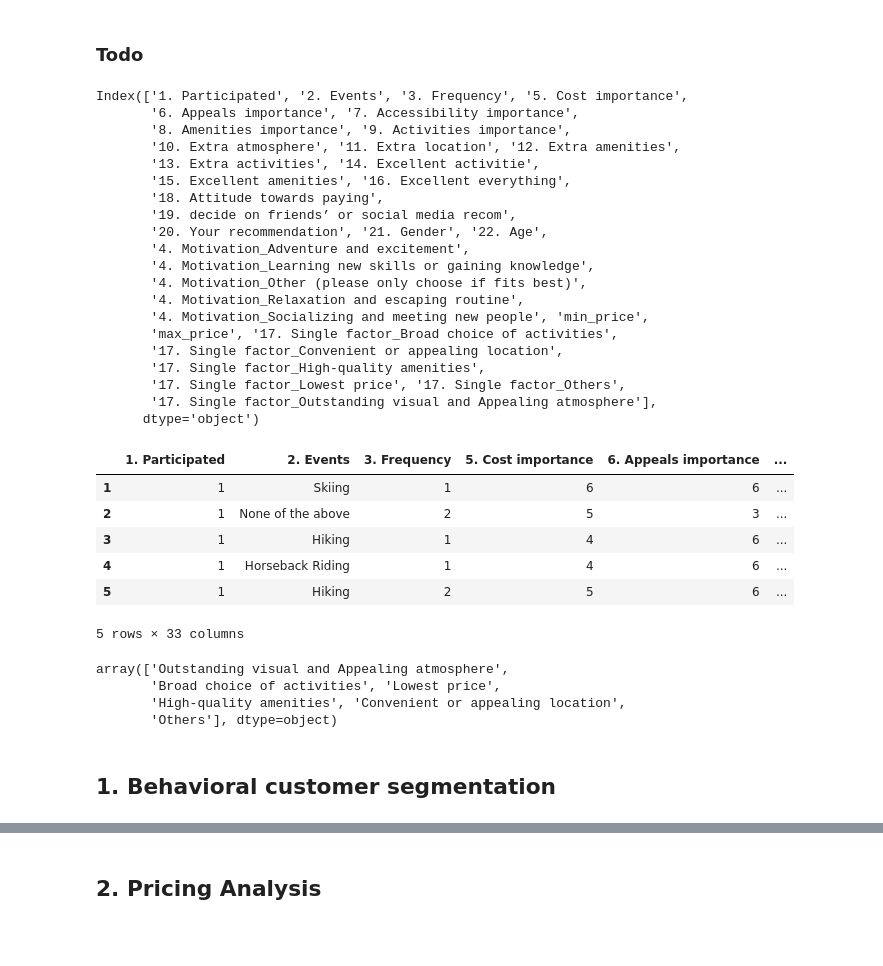
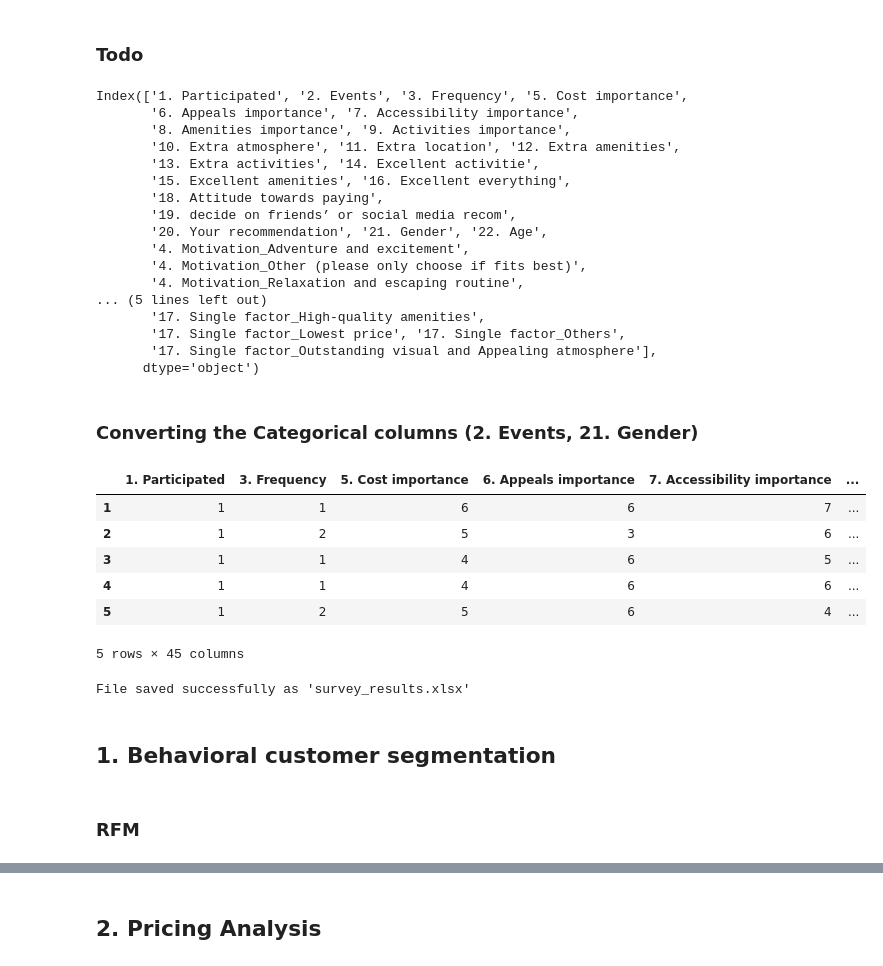
Before and after one commit to hmente/marketing-analytics-gp, a Jupyter notebook: main.ipynb, the cells around one changed output, grey strips where cells are left out. Drawn from its saved outputs; the diff is of its cells as text; code cells hidden in the pictures; blank space fills up the shorter version.

Commit message:
New Data Preprocess, RFM for Behavioral Segmentation

```diff
--- a/main.ipynb
+++ b/main.ipynb
@@ -178,7 +208,7 @@ def map_frequency(value):
 survey_data_cleaned['3. Frequency'] = survey_data_cleaned['3. Frequency'].apply(map_frequency)
 
 #Q4 ----------------------
-survey_data_cleaned = pd.get_dummies(survey_data_cleaned, columns=['4. Motivation'])
+survey_data_cleaned = pd.get_dummies(survey_data_cleaned, columns=['4. Motivation'], dtype='int')
 
 #Q10-19 ---------------------
 # Step 1: Identify columns matching the pattern `number.€price`
@@ -190,6 +220,8 @@ def is_price_column(col_name):
 
 # Filter the columns that are price-related
 price_columns = [col for col in survey_data_cleaned.columns if is_price_column(col)]
+price_columns
+
 # Step 2: Extract the numeric price from column names
 price_mapping = {col: float(col.split('.')[1].strip('€')) for col in price_columns}
 
@@ -204,13 +236,17 @@ def get_min_max_prices(row):
     ]
     if yes_prices:
         return pd.Series([min(yes_prices), max(yes_prices)])
-    return pd.Series([None, None])
+    return pd.Series([0, 0])
 # Step 4: Apply the function to the DataFrame
-survey_data_cleaned[['min_price', 'max_price']] = survey_data_cleaned.apply(get_min_max_prices, axis=1)
+
+survey_data_cleaned[['min_total_price', 'max_total_price']] = survey_data_cleaned.apply(get_min_max_prices, axis=1)
+survey_data_cleaned[['min_surfing_price', 'max_surfing_price']] = survey_data_cleaned.iloc[:,8:13].apply(get_min_max_prices, axis=1)
+survey_data_cleaned[['min_horse_price', 'max_horse_price']] = survey_data_cleaned.iloc[:,13:18].apply(get_min_max_prices, axis=1)
+
 survey_data_cleaned.drop(columns=[75.0, 100.0, 125.0, 150.0, 175.0, 20.0, 30.0, 40.0, 50.0, 60.0], inplace=True)
 
 #Q17 ----------------------
-survey_data_cleaned = pd.get_dummies(survey_data_cleaned, columns=['17. Single factor'])
+survey_data_cleaned = pd.get_dummies(survey_data_cleaned, columns=['17. Single factor'], dtype='int')
 
 #Q18 ---------------------
 def map_frequency_q18(value):
@@ -241,46 +277,47 @@ Index(['1. Participated', '2. Events', '3. Frequency', '5. Cost importance',
        '19. decide on friends’ or social media recom',
        '20. Your recommendation', '21. Gender', '22. Age',
        '4. Motivation_Adventure and excitement',
-       '4. Motivation_Learning new skills or gaining knowledge',
        '4. Motivation_Other (please only choose if fits best)',
        '4. Motivation_Relaxation and escaping routine',
-       '4. Motivation_Socializing and meeting new people', 'min_price',
-       'max_price', '17. Single factor_Broad choice of activities',
-       '17. Single factor_Convenient or appealing location',
+... (5 lines left out)
        '17. Single factor_High-quality amenities',
        '17. Single factor_Lowest price', '17. Single factor_Others',
        '17. Single factor_Outstanding visual and Appealing atmosphere'],
       dtype='object')
+# %% [markdown]
+### Converting the Categorical columns (2. Events, 21. Gender)
 # %%
+survey_data_cleaned["21. Gender"] = survey_data_cleaned["21. Gender"].map({"Male": 0, "Female": 1})  # Convert Gender to 0/1
+survey_data_cleaned = pd.get_dummies(survey_data_cleaned, columns=["2. Events"], dtype='int')  # One-hot encode "Events" column
 
 #Q5 ----------------------
 #Q6 ----------------------
 #Q7 ----------------------
 #Q8 ----------------------
 #Q9 ----------------------
 
 #Q20 ---------------------
 #Q21 ---------------------
 #Q22 ---------------------
 
 # Show the updated DataFrame
 survey_data_cleaned.head()
 # %% [output]
-|  | 1. Participated | 2. Events | 3. Frequency | 5. Cost importance | 6. Appeals importance | ... |
-| 1 | 1 | Skiing | 1 | 6 | 6 | ... |
-| 2 | 1 | None of the above | 2 | 5 | 3 | ... |
-| 3 | 1 | Hiking | 1 | 4 | 6 | ... |
-| 4 | 1 | Horseback Riding | 1 | 4 | 6 | ... |
-| 5 | 1 | Hiking | 2 | 5 | 6 | ... |
+|  | 1. Participated | 3. Frequency | 5. Cost importance | 6. Appeals importance | 7. Accessibility importance | ... |
+| 1 | 1 | 1 | 6 | 6 | 7 | ... |
+| 2 | 1 | 2 | 5 | 3 | 6 | ... |
+| 3 | 1 | 1 | 4 | 6 | 5 | ... |
+| 4 | 1 | 1 | 4 | 6 | 6 | ... |
+| 5 | 1 | 2 | 5 | 6 | 4 | ... |
-5 rows × 33 columns
+5 rows × 45 columns
-# %%
-# one hot encoding
-unique_q17 = survey_data_cleaned['17. Single factor'].unique()
-unique_q17
-# %% [output]
-array(['Outstanding visual and Appealing atmosphere',
-       'Broad choice of activities', 'Lowest price',
-       'High-quality amenities', 'Convenient or appealing location',
-       'Others'], dtype=object)
+# %%
+# Save the result DataFrame to an Excel file
+survey_data_cleaned.to_excel("survey_data_cleaned.xlsx", index=False)
+
+print("File saved successfully as 'survey_results.xlsx'")
+# %% [output]
+File saved successfully as 'survey_results.xlsx'
 # %% [markdown]
 ## 1. Behavioral customer segmentation
+# %% [markdown]
+### RFM
```
Also changed, not shown: parts of 22 cells of this notebook, 4 other files.
